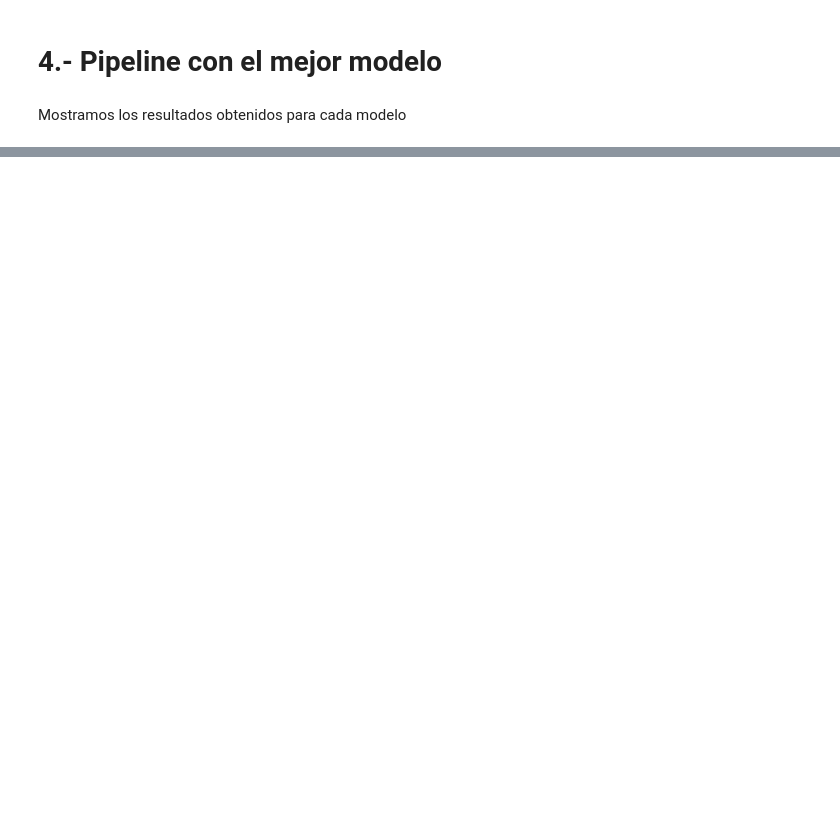
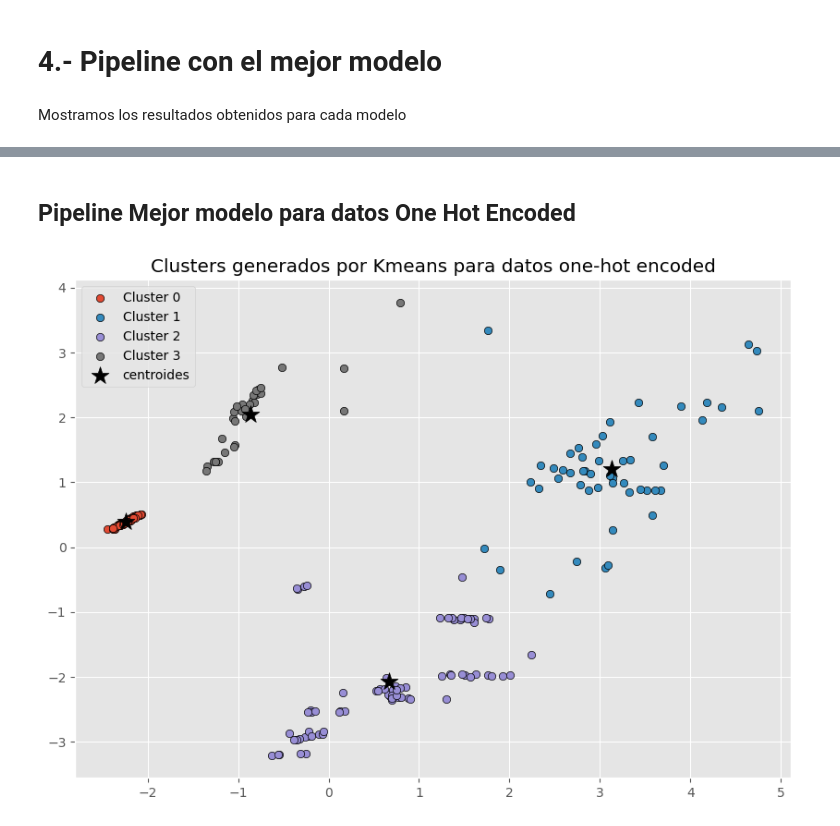
Before and after one commit to RaulCarrero02/G23.P2.100451286.100472334, a Jupyter notebook: kmean.ipynb, the cells around one changed output, grey strips where cells are left out. Drawn from its saved outputs; the diff is of its cells as text; code cells hidden in the pictures; blank space fills up the shorter version.

Commit message:
cambios pipeline y comentarios

```diff
--- a/kmean.ipynb
+++ b/kmean.ipynb
@@ -1095,0 +1119,41 @@ Silhouette Scores de los algoritmos:
+# %% [markdown]
+## Pipeline Mejor modelo para datos One Hot Encoded
+# %%
+# pipeline del kmean de sci-kit learn para los datos one hot encoded
+
+from sklearn.pipeline import Pipeline
+
+# Creamos la pipeline
+kmeans_pipeline = Pipeline([
+    ('scaler', StandardScaler()),
+    ('pca', PCA(n_components=2)),
+    ('kmeans', KMeans(n_clusters=4, random_state=23))
+])
+
+# Entrenamos la pipeline y los resultados
+kmeans_pipeline.fit(one_hot_df)
+y_predict = kmeans_pipeline.fit_predict(one_hot_df)
+plt.figure(figsize=(10, 7))
+for i in np.unique(y_predict):
+    plt.scatter(
+        x = X_one_hot_pca[y_predict == i, 0],
+        y = X_one_hot_pca[y_predict == i, 1],
+        c = plt.rcParams['axes.prop_cycle'].by_key()['color'][i % len(plt.rcParams['axes.prop_cycle'].by_key()['color'])],
+        marker    = 'o',
+        edgecolor = 'black',
+        label= f"Cluster {i}"
+    )
+
+plt.scatter(
+    x = kmeans_pipeline.named_steps['kmeans'].cluster_centers_[:, 0],
+    y = kmeans_pipeline.named_steps['kmeans'].cluster_centers_[:, 1],
+    c = 'black',
+    s = 200,
+    marker = '*',
+    label  = 'centroides'
+)
+plt.title('Clusters generados por Kmeans para datos one-hot encoded')
+plt.legend()
+plt.show()
+# %% [output]
+[figure, added]
```
Also changed, not shown: parts of 28 cells of this notebook.
